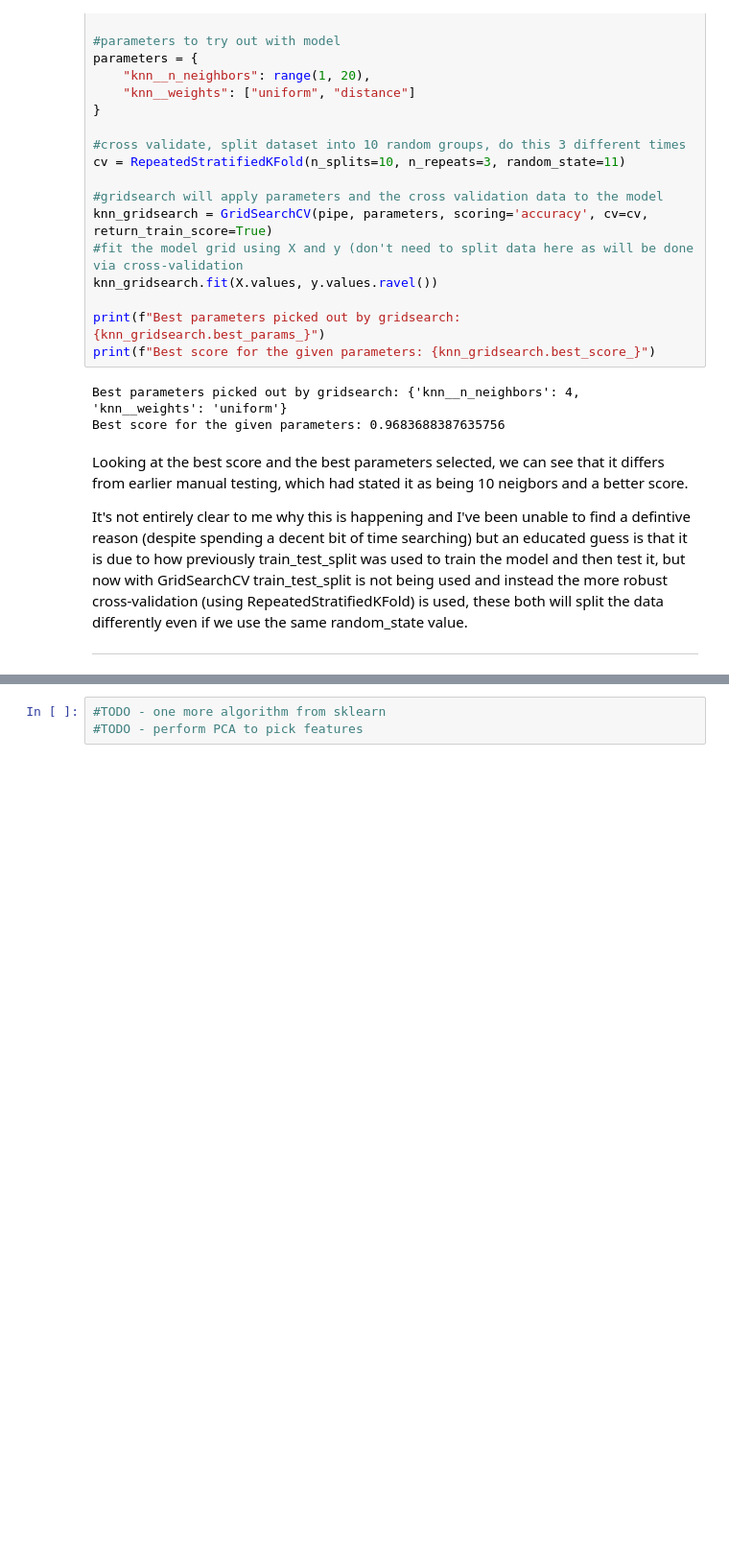
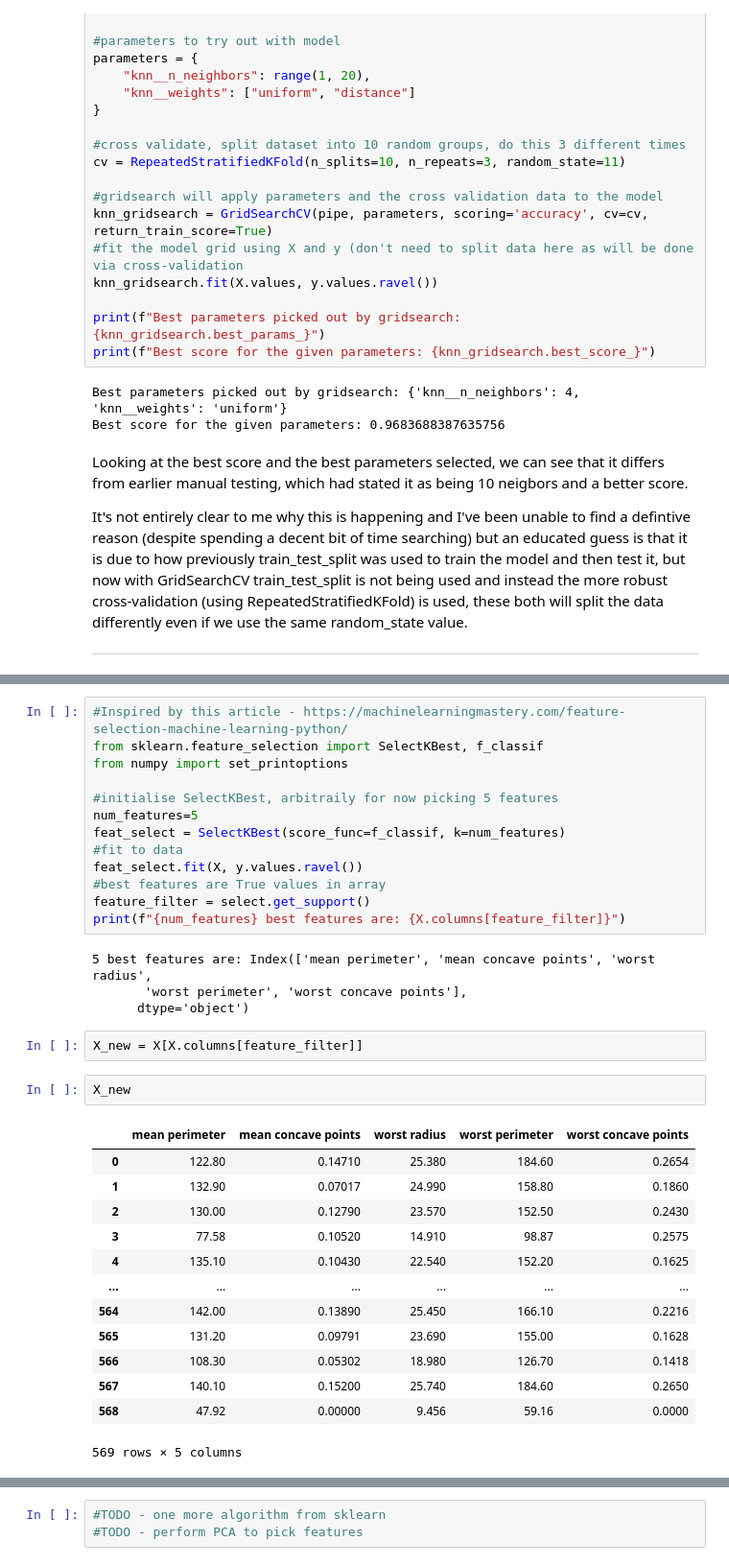
Before and after one commit to itskeithstudent/Machine-Learning-and-Statistics-Assessment, a Jupyter notebook: scikit-learn.ipynb, the cells around one changed output, grey strips where cells are left out. Shown at 96% size. Saved outputs shown, nothing was run; the diff lists cells and outputs as text; blank space fills up the shorter version.

Commit message:
Add section on feature selection for knn

```diff
--- a/scikit-learn.ipynb
+++ b/scikit-learn.ipynb
@@ -663,0 +676,35 @@ It's not entirely clear to me why this is happening and I've been unable to find
+# %%
+#Inspired by this article - https://machinelearningmastery.com/feature-selection-machine-learning-python/
+from sklearn.feature_selection import SelectKBest, f_classif
+from numpy import set_printoptions
+
+#initialise SelectKBest, arbitraily for now picking 5 features
+num_features=5
+feat_select = SelectKBest(score_func=f_classif, k=num_features)
+#fit to data
+feat_select.fit(X, y.values.ravel())
+#best features are True values in array
+feature_filter = select.get_support()
+print(f"{num_features} best features are: {X.columns[feature_filter]}")
+# %% [output]
+5 best features are: Index(['mean perimeter', 'mean concave points', 'worst radius',
+       'worst perimeter', 'worst concave points'],
+      dtype='object')
+# %%
+X_new = X[X.columns[feature_filter]]
+# %%
+X_new
+# %% [output]
+|  | mean perimeter | mean concave points | worst radius | worst perimeter | worst concave points |
+| 0 | 122.80 | 0.14710 | 25.380 | 184.60 | 0.2654 |
+| 1 | 132.90 | 0.07017 | 24.990 | 158.80 | 0.1860 |
+| 2 | 130.00 | 0.12790 | 23.570 | 152.50 | 0.2430 |
+| 3 | 77.58 | 0.10520 | 14.910 | 98.87 | 0.2575 |
+| 4 | 135.10 | 0.10430 | 22.540 | 152.20 | 0.1625 |
+| ... | ... | ... | ... | ... | ... |
+| 564 | 142.00 | 0.13890 | 25.450 | 166.10 | 0.2216 |
+| 565 | 131.20 | 0.09791 | 23.690 | 155.00 | 0.1628 |
+| 566 | 108.30 | 0.05302 | 18.980 | 126.70 | 0.1418 |
+| 567 | 140.10 | 0.15200 | 25.740 | 184.60 | 0.2650 |
+| 568 | 47.92 | 0.00000 | 9.456 | 59.16 | 0.0000 |
+569 rows × 5 columns
```
Also changed, not shown: parts of 5 cells of this notebook, 1 other file.
